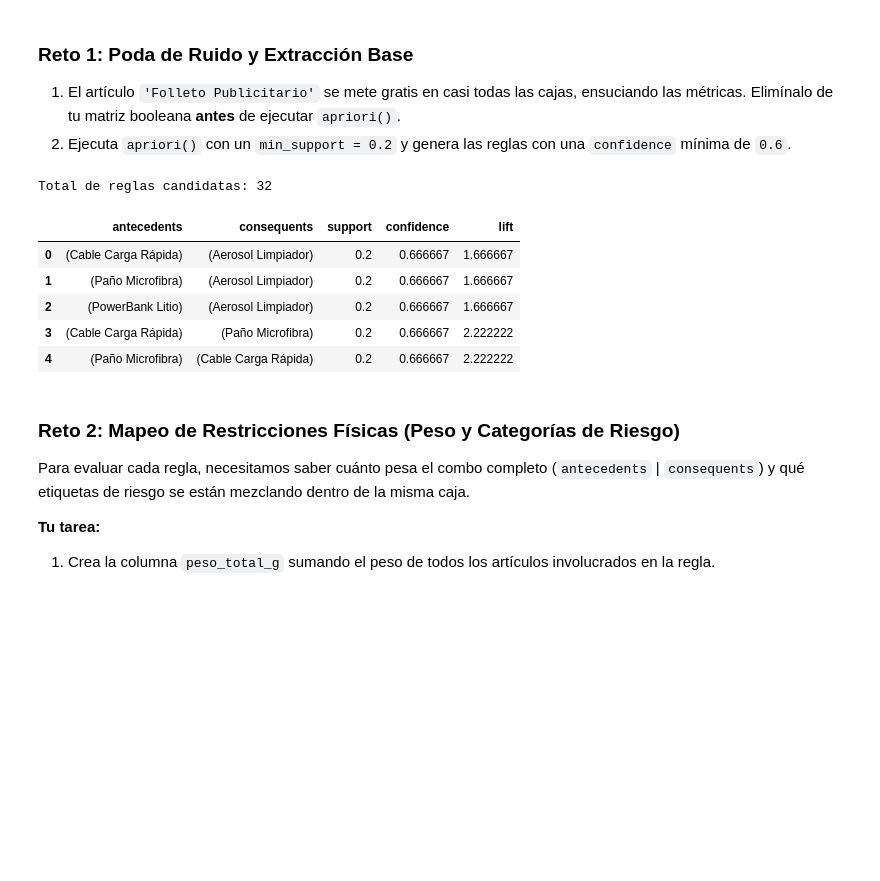
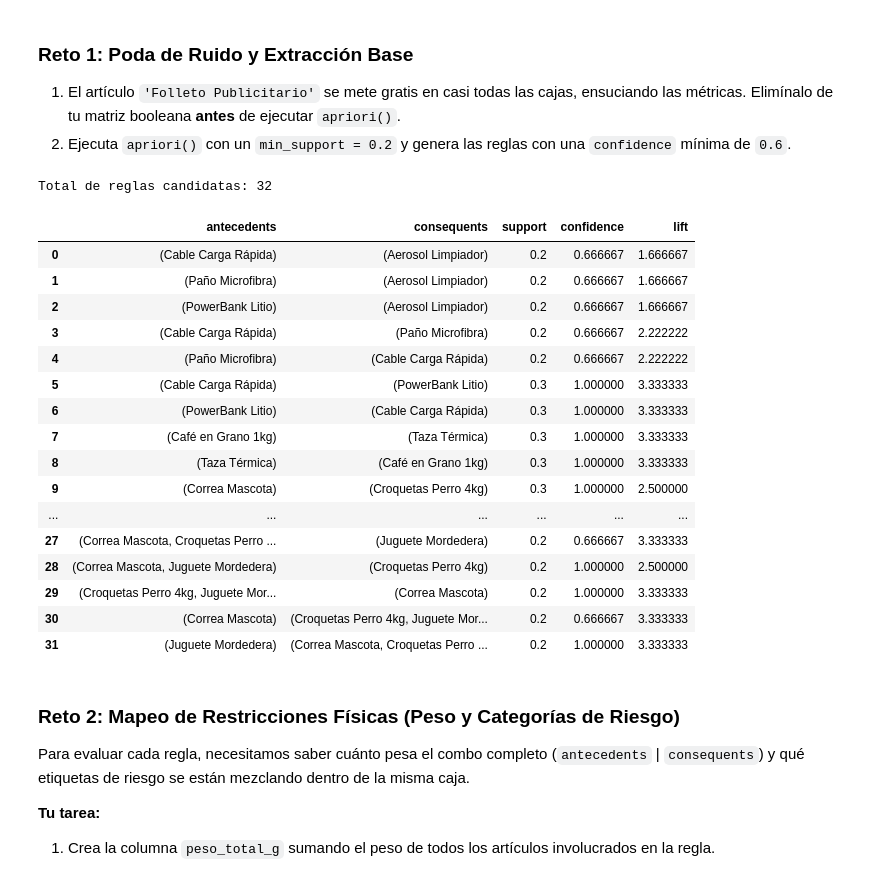
Before and after one commit to CarlosIbarraMora/Mineria_datos_code, a Jupyter notebook: Parcial 2/9_Constrains/03-Constraints_workclass.ipynb, the cells around one changed output. Cells and saved outputs as stored; diff of their text form; code cells hidden in the pictures; blank space fills up the shorter version.

```diff
--- a/Parcial 2/9_Constrains/03-Constraints_workclass.ipynb
+++ b/Parcial 2/9_Constrains/03-Constraints_workclass.ipynb
@@ -64,21 +64,32 @@ pedidos_almacen = [
 # %%
 # ESQUELETO:
 te = TransactionEncoder()
 df_almacen = pd.DataFrame(te.fit_transform(pedidos_almacen), columns=te.columns_)
 df_almacen_limpio = df_almacen.drop(columns=['Folleto Publicitario'])
 itemsets_logistica = apriori(df_almacen_limpio, min_support=0.2, use_colnames=True)
 reglas_logistica = association_rules(itemsets_logistica, metric="confidence", min_threshold=0.6)
 
 print(f"Total de reglas candidatas: {len(reglas_logistica)}")
-display(reglas_logistica[['antecedents', 'consequents', 'support', 'confidence', 'lift']].head())
+display(reglas_logistica[['antecedents', 'consequents', 'support', 'confidence', 'lift']])
 # %% [output]
 Total de reglas candidatas: 32
 |  | antecedents | consequents | support | confidence | lift |
 | 0 | (Cable Carga Rápida) | (Aerosol Limpiador) | 0.2 | 0.666667 | 1.666667 |
 | 1 | (Paño Microfibra) | (Aerosol Limpiador) | 0.2 | 0.666667 | 1.666667 |
 | 2 | (PowerBank Litio) | (Aerosol Limpiador) | 0.2 | 0.666667 | 1.666667 |
 | 3 | (Cable Carga Rápida) | (Paño Microfibra) | 0.2 | 0.666667 | 2.222222 |
 | 4 | (Paño Microfibra) | (Cable Carga Rápida) | 0.2 | 0.666667 | 2.222222 |
+| 5 | (Cable Carga Rápida) | (PowerBank Litio) | 0.3 | 1.000000 | 3.333333 |
+| 6 | (PowerBank Litio) | (Cable Carga Rápida) | 0.3 | 1.000000 | 3.333333 |
+| 7 | (Café en Grano 1kg) | (Taza Térmica) | 0.3 | 1.000000 | 3.333333 |
+| 8 | (Taza Térmica) | (Café en Grano 1kg) | 0.3 | 1.000000 | 3.333333 |
+| 9 | (Correa Mascota) | (Croquetas Perro 4kg) | 0.3 | 1.000000 | 2.500000 |
+| ... | ... | ... | ... | ... | ... |
+| 27 | (Correa Mascota, Croquetas Perro ... | (Juguete Mordedera) | 0.2 | 0.666667 | 3.333333 |
+| 28 | (Correa Mascota, Juguete Mordedera) | (Croquetas Perro 4kg) | 0.2 | 1.000000 | 2.500000 |
+| 29 | (Croquetas Perro 4kg, Juguete Mor... | (Correa Mascota) | 0.2 | 1.000000 | 3.333333 |
+| 30 | (Correa Mascota) | (Croquetas Perro 4kg, Juguete Mor... | 0.2 | 0.666667 | 3.333333 |
+| 31 | (Juguete Mordedera) | (Correa Mascota, Croquetas Perro ... | 0.2 | 1.000000 | 3.333333 |
 # %% [markdown]
 ### Reto 2: Mapeo de Restricciones Físicas (Peso y Categorías de Riesgo)
 
```
Also changed, not shown: parts of 1 cell of this notebook.
